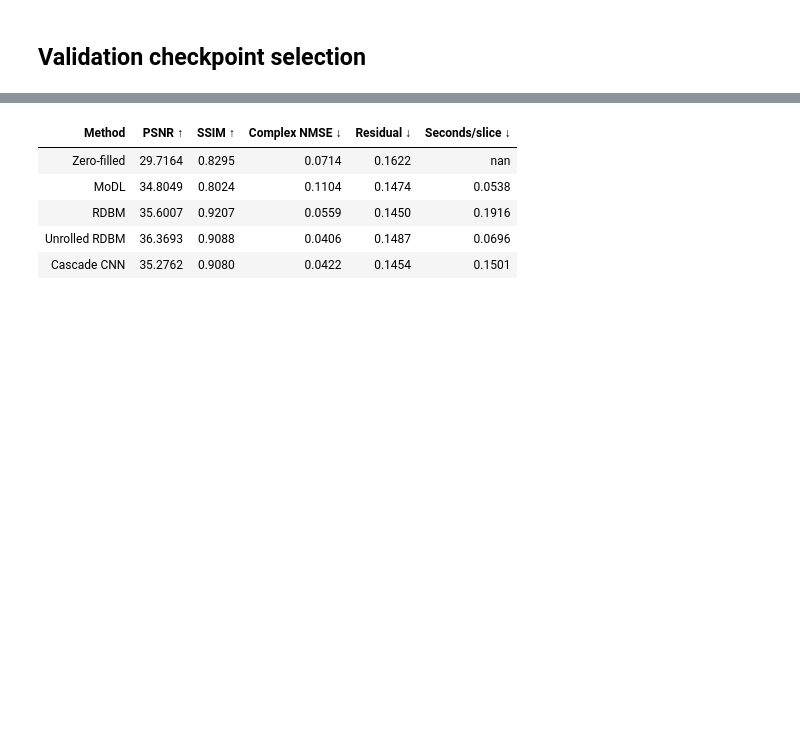
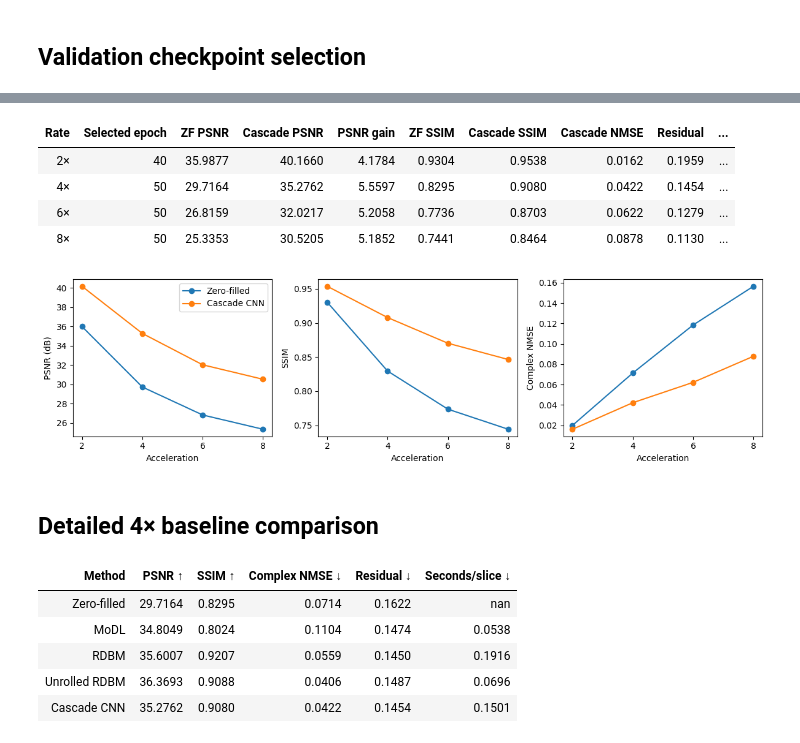
Before and after one commit to daviddagyei/yang-lab, a Jupyter notebook: notebooks/cascade_cnn_results.ipynb, the cells around one changed output, grey strips where cells are left out. Drawn from its saved outputs; the diff is of its cells as text; code cells hidden in the pictures; blank space fills up the shorter version.

```diff
--- a/notebooks/cascade_cnn_results.ipynb
+++ b/notebooks/cascade_cnn_results.ipynb
@@ -82,3 +127,36 @@ Epoch 50 selected by maximum volume-averaged validation PSNR.
+# %%
+rate_results = []
+for rate in RATES:
+    baseline, result = tests[rate]['zero_filled'], tests[rate]['cascade_cnn']
+    rate_results.append({
+        'Rate': f'{rate}×', 'Selected epoch': selections[rate]['completed_epochs'],
+        'ZF PSNR': baseline['psnr'], 'Cascade PSNR': result['psnr'],
+        'PSNR gain': result['psnr']-baseline['psnr'],
+        'ZF SSIM': baseline['ssim'], 'Cascade SSIM': result['ssim'],
+        'Cascade NMSE': result['nmse'], 'Residual': result['measurement_residual'],
+        'Seconds/slice': result['seconds_per_slice']})
+show_table(rate_results, [(key, key) for key in rate_results[0]])
+
+x = np.array(RATES)
+fig, axes = plt.subplots(1, 3, figsize=(12, 3.3))
+for axis, key, ylabel in [
+    (axes[0], 'psnr', 'PSNR (dB)'),
+    (axes[1], 'ssim', 'SSIM'),
+    (axes[2], 'nmse', 'Complex NMSE')]:
+    axis.plot(x, [tests[r]['zero_filled'][key] for r in RATES], marker='o', label='Zero-filled')
+    axis.plot(x, [tests[r]['cascade_cnn'][key] for r in RATES], marker='o', label='Cascade CNN')
+    axis.set(xlabel='Acceleration', ylabel=ylabel, xticks=x)
+axes[0].legend()
+plt.tight_layout(); plt.show()
+# %% [output]
+| Rate | Selected epoch | ZF PSNR | Cascade PSNR | PSNR gain | ZF SSIM | Cascade SSIM | Cascade NMSE | Residual | ... |
+| 2× | 40 | 35.9877 | 40.1660 | 4.1784 | 0.9304 | 0.9538 | 0.0162 | 0.1959 | ... |
+| 4× | 50 | 29.7164 | 35.2762 | 5.5597 | 0.8295 | 0.9080 | 0.0422 | 0.1454 | ... |
+| 6× | 50 | 26.8159 | 32.0217 | 5.2058 | 0.7736 | 0.8703 | 0.0622 | 0.1279 | ... |
+| 8× | 50 | 25.3353 | 30.5205 | 5.1852 | 0.7441 | 0.8464 | 0.0878 | 0.1130 | ... |
+[figure, added]
+# %% [markdown]
+## Detailed 4× baseline comparison
 # %%
 comparison = []
 for name, values in [
```
Also changed, not shown: parts of 11 cells of this notebook, 44 other files.
